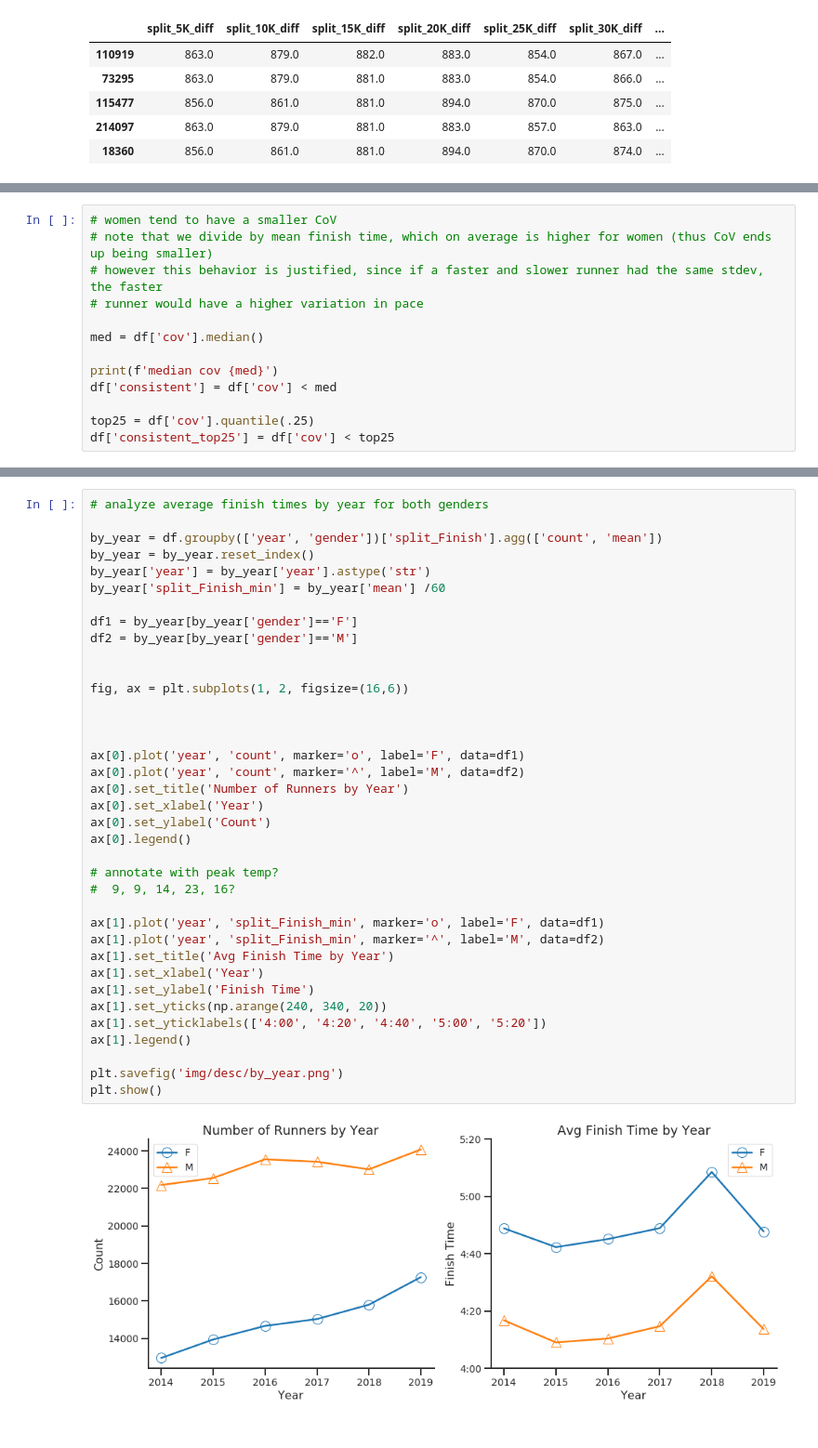
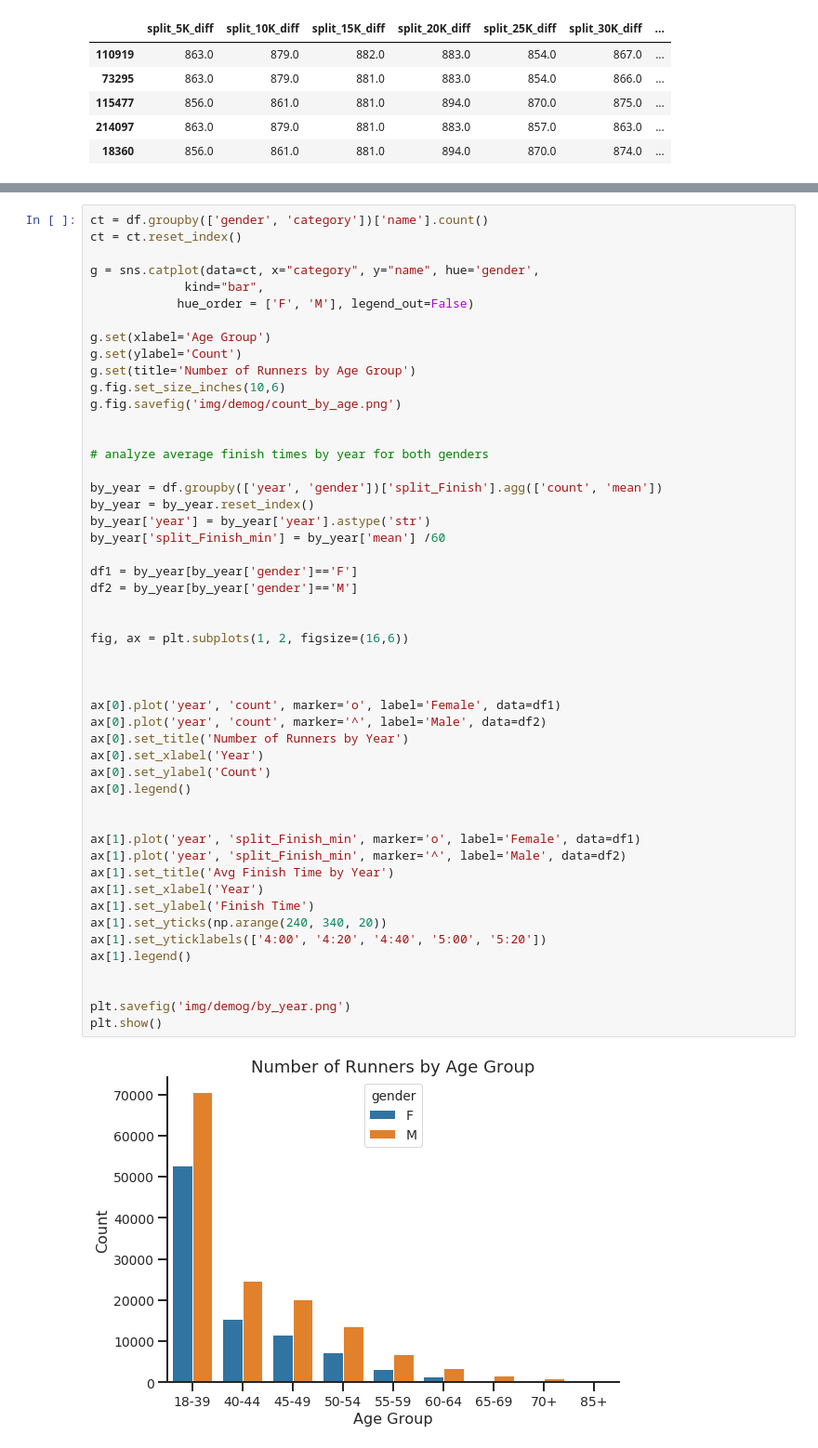
Before and after one commit to equan06/london_marathon, a Jupyter notebook: analysis/edaplots.ipynb, the cells around one changed output, grey strips where cells are left out. Shown at 93% size. Cells and saved outputs as stored; diff of their text form.

```diff
--- a/analysis/edaplots.ipynb
+++ b/analysis/edaplots.ipynb
@@ -495,13 +421,0 @@ plt.show()
-# %%
-# women tend to have a smaller CoV
-# note that we divide by mean finish time, which on average is higher for women (thus CoV ends up being smaller)
-# however this behavior is justified, since if a faster and slower runner had the same stdev, the faster
-# runner would have a higher variation in pace
-
-med = df['cov'].median()
-
-print(f'median cov {med}')
-df['consistent'] = df['cov'] < med
-
-top25 = df['cov'].quantile(.25)
-df['consistent_top25'] = df['cov'] < top25
@@ -759,39 +448,52 @@ Name: category, dtype: float64
 # %%
+ct = df.groupby(['gender', 'category'])['name'].count()
+ct = ct.reset_index()
+
+g = sns.catplot(data=ct, x="category", y="name", hue='gender',
+             kind="bar",
+            hue_order = ['F', 'M'], legend_out=False)
+
+g.set(xlabel='Age Group')
+g.set(ylabel='Count')
+g.set(title='Number of Runners by Age Group')
+g.fig.set_size_inches(10,6)
+g.fig.savefig('img/demog/count_by_age.png')
+
+
 # analyze average finish times by year for both genders
 
 by_year = df.groupby(['year', 'gender'])['split_Finish'].agg(['count', 'mean'])
 by_year = by_year.reset_index()
 by_year['year'] = by_year['year'].astype('str')
 by_year['split_Finish_min'] = by_year['mean'] /60
 
 df1 = by_year[by_year['gender']=='F']
 df2 = by_year[by_year['gender']=='M']
 
 
 fig, ax = plt.subplots(1, 2, figsize=(16,6))
 
 
 
-ax[0].plot('year', 'count', marker='o', label='F', data=df1)
-ax[0].plot('year', 'count', marker='^', label='M', data=df2)
+ax[0].plot('year', 'count', marker='o', label='Female', data=df1)
+ax[0].plot('year', 'count', marker='^', label='Male', data=df2)
 ax[0].set_title('Number of Runners by Year')
 ax[0].set_xlabel('Year')
 ax[0].set_ylabel('Count')
 ax[0].legend()
 
-# annotate with peak temp?
-#  9, 9, 14, 23, 16?
 
-ax[1].plot('year', 'split_Finish_min', marker='o', label='F', data=df1)
-ax[1].plot('year', 'split_Finish_min', marker='^', label='M', data=df2)
+ax[1].plot('year', 'split_Finish_min', marker='o', label='Female', data=df1)
+ax[1].plot('year', 'split_Finish_min', marker='^', label='Male', data=df2)
 ax[1].set_title('Avg Finish Time by Year')
 ax[1].set_xlabel('Year')
 ax[1].set_ylabel('Finish Time')
 ax[1].set_yticks(np.arange(240, 340, 20))
 ax[1].set_yticklabels(['4:00', '4:20', '4:40', '5:00', '5:20'])
 ax[1].legend()
 
-plt.savefig('img/desc/by_year.png')
+
+plt.savefig('img/demog/by_year.png')
 plt.show()
 # %% [output]
-[figure, old version]
+[figure, new version]
```
Also changed, not shown: parts of 54 cells of this notebook, 1 other file.
